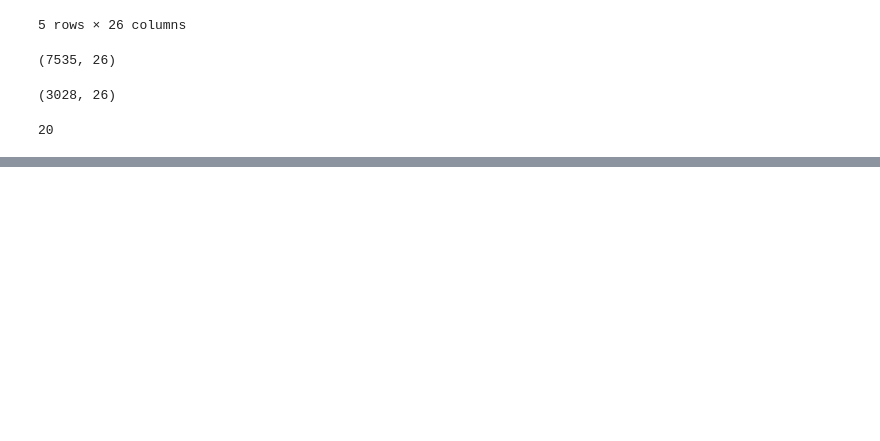
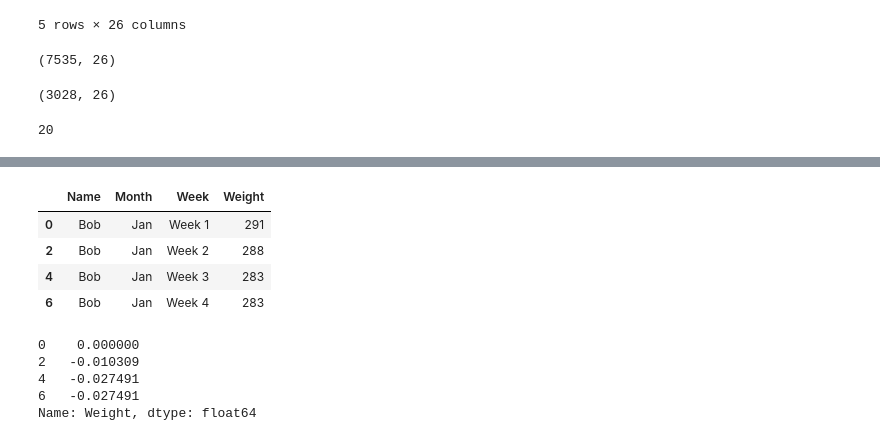
Before and after one commit to okmokm422/TIL, a Jupyter notebook: 1. Python/3. Pandas-cookbook/Chapter7.ipynb, the cells around one changed output, grey strips where cells are left out. Saved outputs shown, nothing was run; the diff lists cells and outputs as text; code cells hidden in the pictures; blank space fills up the shorter version.

```diff
--- a/1. Python/3. Pandas-cookbook/Chapter7.ipynb
+++ b/1. Python/3. Pandas-cookbook/Chapter7.ipynb
@@ -493,0 +521,17 @@ college_filtered['STABBR'].nunique()
+# %%
+bob_jan = weight_loss.query("Name == 'Bob' and Month == 'Jan'")
+bob_jan
+# %% [output]
+|  | Name | Month | Week | Weight |
+| 0 | Bob | Jan | Week 1 | 291 |
+| 2 | Bob | Jan | Week 2 | 288 |
+| 4 | Bob | Jan | Week 3 | 283 |
+| 6 | Bob | Jan | Week 4 | 283 |
+# %%
+find_perc_loss(bob_jan['Weight'])
+# %% [output]
+0    0.000000
+2   -0.010309
+4   -0.027491
+6   -0.027491
+Name: Weight, dtype: float64
```
Also changed, not shown: parts of 6 cells of this notebook, 11 other files.
